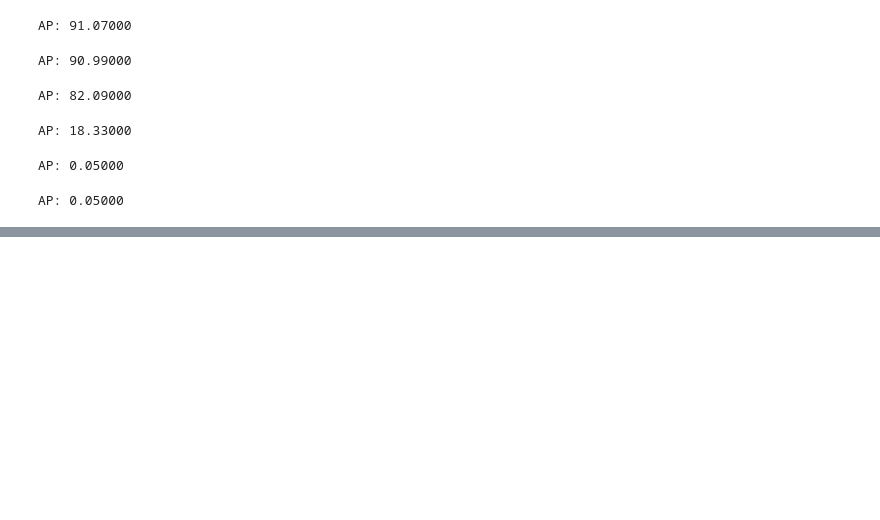
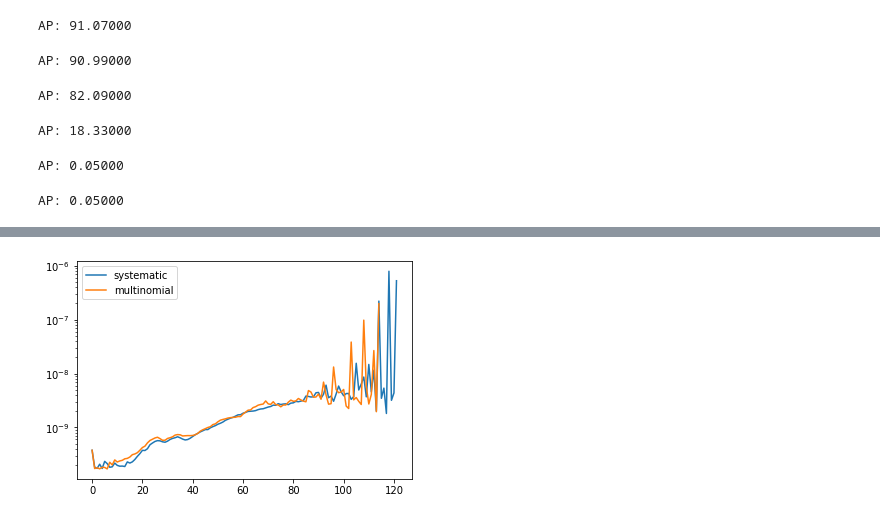
Before and after one commit to MauroCE/ManifoldSampling, a Jupyter notebook: Experiment 88 - MS on G&K 20-dim new experiments.ipynb, the cells around one changed output, grey strips where cells are left out. Drawn from its saved outputs; the diff is of its cells as text; code cells hidden in the pictures; blank space fills up the shorter version.

```diff
--- a/Experiment 88 - MS on G&K 20-dim new experiments.ipynb
+++ b/Experiment 88 - MS on G&K 20-dim new experiments.ipynb
@@ -395,0 +463,9 @@ Iteration:  1
+# %%
+fig, ax = plt.subplots()
+ax.plot(SOMETHING.Wbar[1:].var(axis=1), label='systematic')
+ax.plot(SOMETHING2.Wbar[1:].var(axis=1), label='multinomial')
+ax.set_yscale('log')
+ax.legend()
+plt.show()
+# %% [output]
+[figure, added]
```
Also changed, not shown: parts of 6 cells of this notebook, 1 other file.
